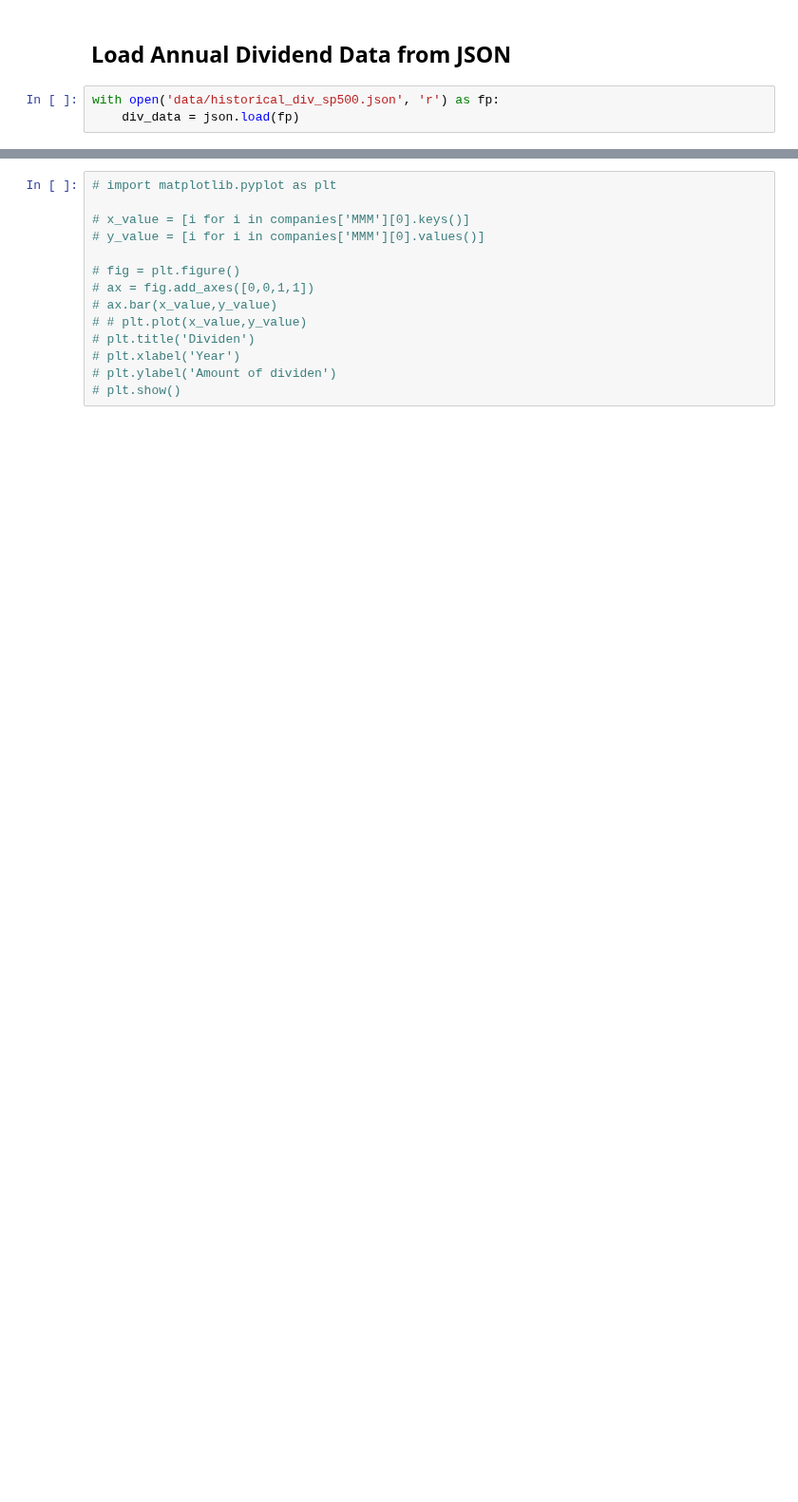
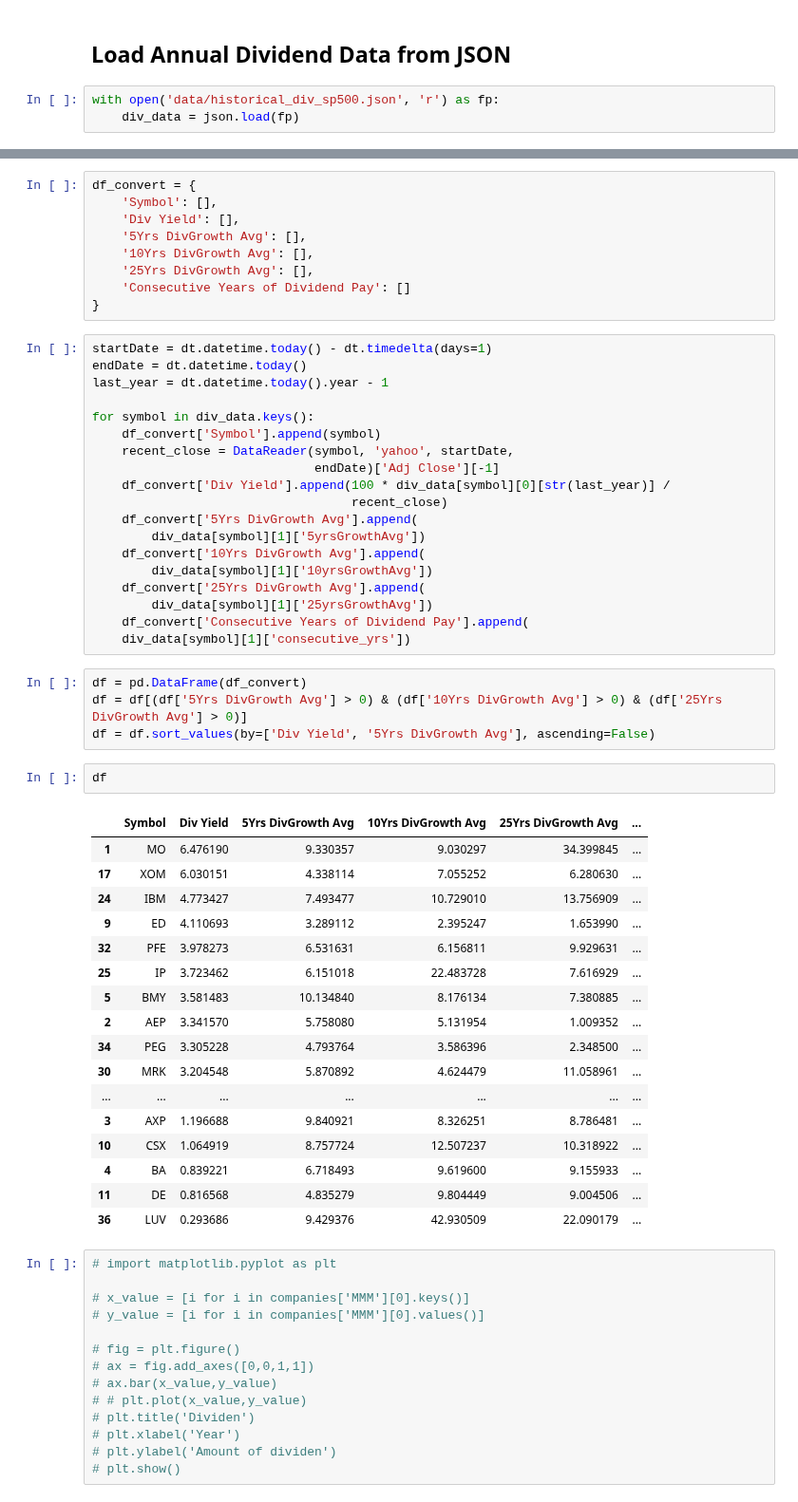
Before and after one commit to eshinhw/quant-portfolio-visualizer, a Jupyter notebook: Dividend Kings & Aristocrats.ipynb, the cells around one changed output, grey strips where cells are left out. Shown at 95% size. Cells and saved outputs as stored; diff of their text form; blank space fills up the shorter version.

```diff
--- a/Dividend Kings & Aristocrats.ipynb
+++ b/Dividend Kings & Aristocrats.ipynb
@@ -132,3 +34,55 @@ len(aristocrats)
+# %%
+df_convert = {
+    'Symbol': [],
+    'Div Yield': [],
+    '5Yrs DivGrowth Avg': [],
+    '10Yrs DivGrowth Avg': [],
+    '25Yrs DivGrowth Avg': [],
+    'Consecutive Years of Dividend Pay': []
+}
+# %%
+startDate = dt.datetime.today() - dt.timedelta(days=1)
+endDate = dt.datetime.today()
+last_year = dt.datetime.today().year - 1
+
+for symbol in div_data.keys():
+    df_convert['Symbol'].append(symbol)
+    recent_close = DataReader(symbol, 'yahoo', startDate,
+                              endDate)['Adj Close'][-1]
+    df_convert['Div Yield'].append(100 * div_data[symbol][0][str(last_year)] /
+                                   recent_close)
+    df_convert['5Yrs DivGrowth Avg'].append(
+        div_data[symbol][1]['5yrsGrowthAvg'])
+    df_convert['10Yrs DivGrowth Avg'].append(
+        div_data[symbol][1]['10yrsGrowthAvg'])
+    df_convert['25Yrs DivGrowth Avg'].append(
+        div_data[symbol][1]['25yrsGrowthAvg'])
+    df_convert['Consecutive Years of Dividend Pay'].append(
+    div_data[symbol][1]['consecutive_yrs'])
+# %%
+df = pd.DataFrame(df_convert)
+df = df[(df['5Yrs DivGrowth Avg'] > 0) & (df['10Yrs DivGrowth Avg'] > 0) & (df['25Yrs DivGrowth Avg'] > 0)]
+df = df.sort_values(by=['Div Yield', '5Yrs DivGrowth Avg'], ascending=False)
+# %%
+df
+# %% [output]
+|  | Symbol | Div Yield | 5Yrs DivGrowth Avg | 10Yrs DivGrowth Avg | 25Yrs DivGrowth Avg | ... |
+| 1 | MO | 6.476190 | 9.330357 | 9.030297 | 34.399845 | ... |
+| 17 | XOM | 6.030151 | 4.338114 | 7.055252 | 6.280630 | ... |
+| 24 | IBM | 4.773427 | 7.493477 | 10.729010 | 13.756909 | ... |
+| 9 | ED | 4.110693 | 3.289112 | 2.395247 | 1.653990 | ... |
+| 32 | PFE | 3.978273 | 6.531631 | 6.156811 | 9.929631 | ... |
+| 25 | IP | 3.723462 | 6.151018 | 22.483728 | 7.616929 | ... |
+| 5 | BMY | 3.581483 | 10.134840 | 8.176134 | 7.380885 | ... |
+| 2 | AEP | 3.341570 | 5.758080 | 5.131954 | 1.009352 | ... |
+| 34 | PEG | 3.305228 | 4.793764 | 3.586396 | 2.348500 | ... |
+| 30 | MRK | 3.204548 | 5.870892 | 4.624479 | 11.058961 | ... |
+| ... | ... | ... | ... | ... | ... | ... |
+| 3 | AXP | 1.196688 | 9.840921 | 8.326251 | 8.786481 | ... |
+| 10 | CSX | 1.064919 | 8.757724 | 12.507237 | 10.318922 | ... |
+| 4 | BA | 0.839221 | 6.718493 | 9.619600 | 9.155933 | ... |
+| 11 | DE | 0.816568 | 4.835279 | 9.804449 | 9.004506 | ... |
+| 36 | LUV | 0.293686 | 9.429376 | 42.930509 | 22.090179 | ... |
 # %%
 # import matplotlib.pyplot as plt
 
```
Also changed, not shown: parts of 11 cells of this notebook, 2 other files.
